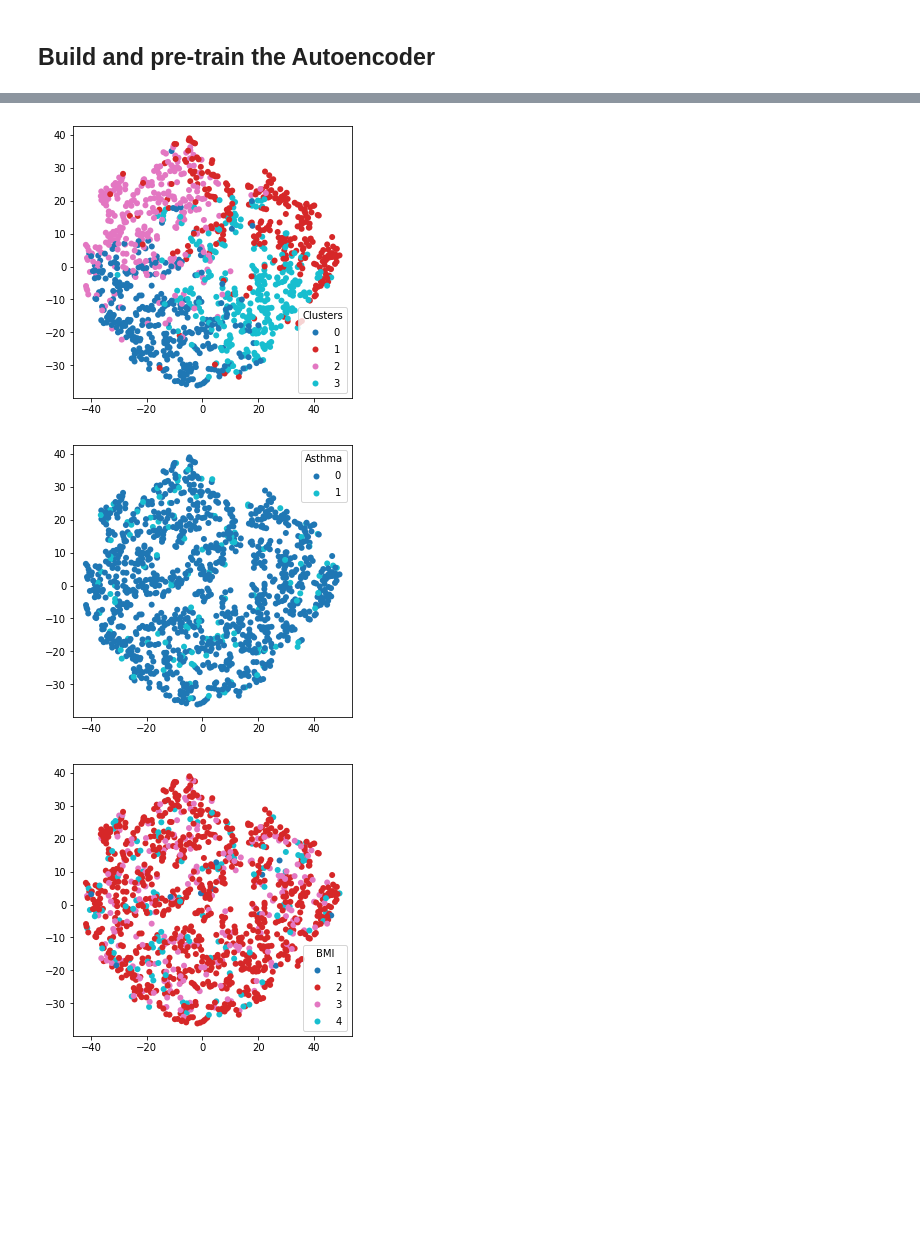
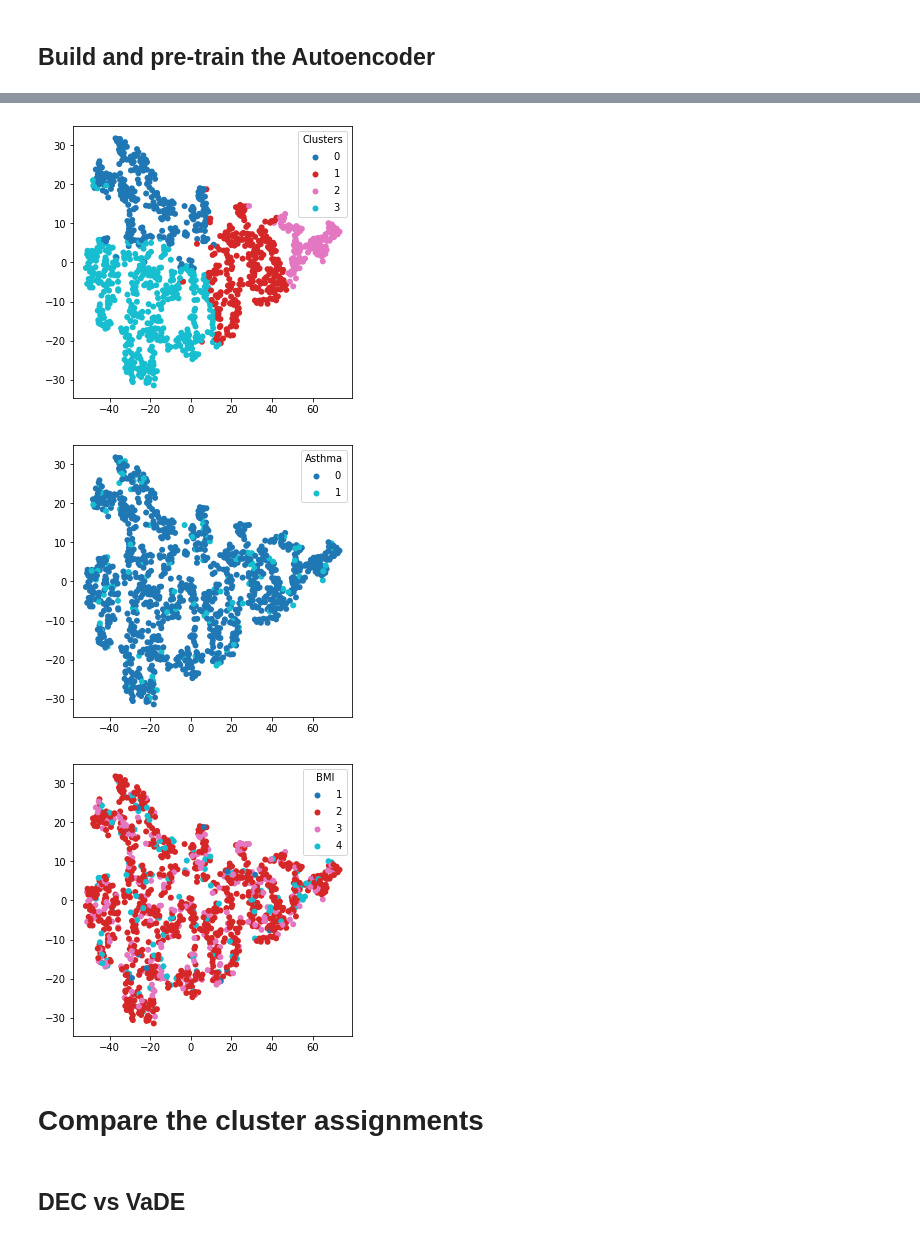
Before and after one commit to carlescn/MSc_bioinformatics_thesis, a Jupyter notebook: train_models_on_ExposomeChallenge/first_approach.ipynb, the cells around one changed output, grey strips where cells are left out. Drawn from its saved outputs; the diff is of its cells as text; code cells hidden in the pictures; blank space fills up the shorter version.

Commit message:
Tweak DEC, VaDE hyperparams. Compare the results.

```diff
--- a/train_models_on_ExposomeChallenge/first_approach.ipynb
+++ b/train_models_on_ExposomeChallenge/first_approach.ipynb
@@ -440,14 +450,12 @@ else:
 # %%
 INPUT_DIM = metabol_exprs.shape[1]  # 221
 LATENT_DIM = 4
-INTERMEDIATE_DIMS = (64, 32)
-BATCH_SIZE=32
 
 EPOCHS = 20
 
 model_pretrain, model_vade = get_vade_models(N_CLUSTERS, INPUT_DIM, LATENT_DIM, INTERMEDIATE_DIMS)
 
-LEARNING_RATE = 1e-5
+LEARNING_RATE = 1e-4
 model_pretrain.compile(optimizer=keras.optimizers.Adam(learning_rate=LEARNING_RATE),
                        loss="mse")
 # LEARNING_RATE = 1e-4
@@ -460,6 +468,10 @@ model_pretrain.fit(metabol_exprs, metabol_exprs,
                    batch_size=BATCH_SIZE,
                    verbose=2,
                   )
+
+model_pretrain.save_weights("model_weights/vade/pretrained/ae")
+
+model_pretrain.load_weights("model_weights/vade/pretrained/ae")
 # %% [output]
 Epoch 1/20
 WARNING:tensorflow:Gradients do not exist for variables ['z_logvar/kernel:0', 'z_logvar/bias:0'] when minimizing the loss. If you're using `model.compile()`, did you forget to provide a `loss`argument ...
@@ -487,7 +499,7 @@ if LATENT_DIM == 2:
     draw_embeddings(z_pretrain, phenotype['hs_bmi_c_cat'], alpha=1, figsize=(5,5), legend_title="BMI")
 else:
     tsne = TSNE(n_components=2, init='pca')
-    z_tsne = tsne.fit_transform(z_pretrain)
-    draw_embeddings(z_tsne, phenotype['hs_asthma'], alpha=1, figsize=(5,5), legend_title="Asthma")
-    draw_embeddings(z_tsne, phenotype['hs_bmi_c_cat'], alpha=1, figsize=(5,5), legend_title="BMI")
+    z_vade_tsne = tsne.fit_transform(z_pretrain)
+    draw_embeddings(z_vade_tsne, phenotype['hs_asthma'], alpha=1, figsize=(5,5), legend_title="Asthma")
+    draw_embeddings(z_vade_tsne, phenotype['hs_bmi_c_cat'], alpha=1, figsize=(5,5), legend_title="BMI")
 # %% [output]
@@ -498,6 +512,4 @@ model_vade.save_weights("vade/pretrained")
 # %%
-model_vade.load_weights("vade/pretrained")
-
 z_vade = model_vade.encode_only_mu(metabol_exprs)
 
 gmm = GaussianMixture(n_components=N_CLUSTERS, covariance_type='diag', n_init=30)
@@ -528,11 +532,11 @@ callback = [tf.keras.callbacks.LearningRateScheduler(scheduler),]
 # %%
-EPOCHS = 10
+EPOCHS = 50
 SCHEDULE = 10
 
 # LEARNING_RATE = 1e-6
 # model_vade.compile(optimizer=keras.optimizers.Adam(learning_rate=LEARNING_RATE))
 
-LEARNING_RATE = 1e-12
+LEARNING_RATE = 1e-8
 MOMENTUM = 0.1
 model_vade.compile(optimizer=keras.optimizers.SGD(learning_rate=LEARNING_RATE, momentum=MOMENTUM))
 
@@ -542,4 +546,8 @@ model_vade.fit(metabol_exprs,
                callbacks = callback,
                verbose=2,
               )
+
+model_vade.save_weights("model_weights/vade/finetuned/vade")
+
+model_vade.load_weights("model_weights/vade/finetuned/vade")
 # %% [output]
@@ -567,18 +572,22 @@ Epoch 10/10
 # %%
 z_vade = model_vade.encode_only_mu(metabol_exprs)
 c_vade = model_vade.classify(metabol_exprs)
 
 if LATENT_DIM == 2:
     draw_embeddings(z_vade, c_vade, alpha=1, figsize=(5,5), legend_title="Clusters")
     draw_embeddings(z_vade, phenotype['hs_asthma'], alpha=1, figsize=(5,5), legend_title="Asthma")
     draw_embeddings(z_vade, phenotype['hs_bmi_c_cat'], alpha=1, figsize=(5,5), legend_title="BMI")
 else:
     tsne = TSNE(n_components=2, init='pca')
-    z_tsne = tsne.fit_transform(z_vade)
-    draw_embeddings(z_tsne, c_vade, alpha=1, figsize=(5,5), legend_title="Clusters")
-    draw_embeddings(z_tsne, phenotype['hs_asthma'], alpha=1, figsize=(5,5), legend_title="Asthma")
-    draw_embeddings(z_tsne, phenotype['hs_bmi_c_cat'], alpha=1, figsize=(5,5), legend_title="BMI")
+    z_vade_tsne = tsne.fit_transform(z_vade)
+    draw_embeddings(z_vade_tsne, c_vade, alpha=1, figsize=(5,5), legend_title="Clusters")
+    draw_embeddings(z_vade_tsne, phenotype['hs_asthma'], alpha=1, figsize=(5,5), legend_title="Asthma")
+    draw_embeddings(z_vade_tsne, phenotype['hs_bmi_c_cat'], alpha=1, figsize=(5,5), legend_title="BMI")
 # %% [output]
-[figure, old version]
+[figure, new version]
-[figure, old version]
+[figure, new version]
-[figure, old version]
+[figure, new version]
+# %% [markdown]
+# Compare the cluster assignments
+# %% [markdown]
+## DEC vs VaDE
```
Also changed, not shown: parts of 32 cells of this notebook, 12 other files.
